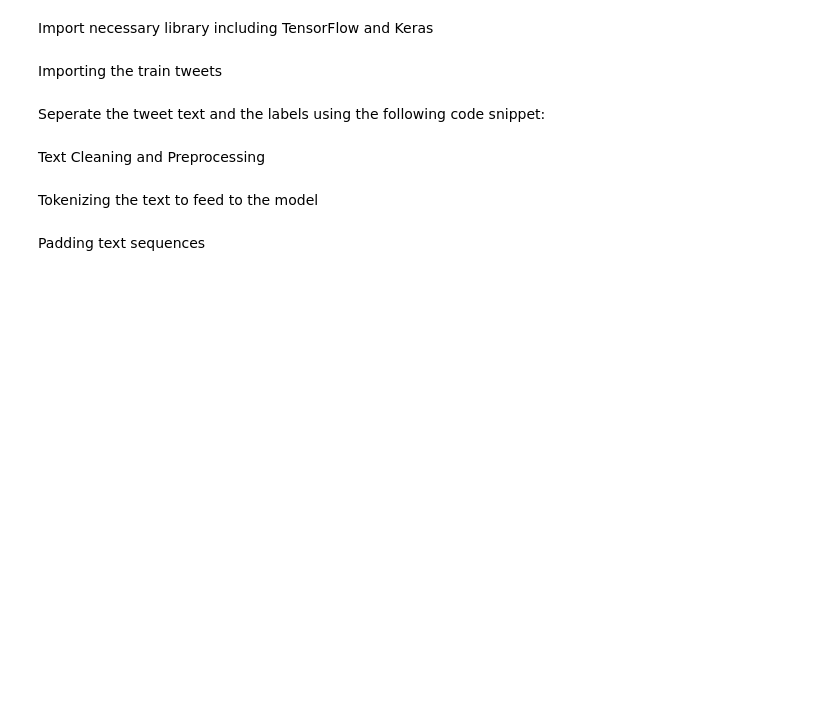
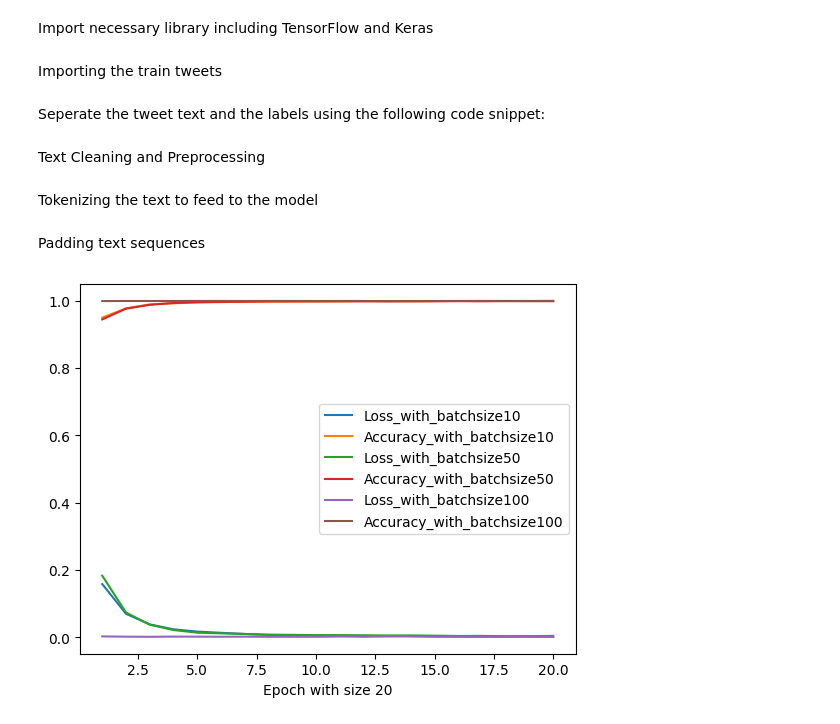
Before and after one commit to shruthireddyrekula/Text_Classification_TF, a Jupyter notebook: Text_Classification_TF.ipynb, the cells around one changed output. Cells and saved outputs as stored; diff of their text form; code cells hidden in the pictures; blank space fills up the shorter version.

```diff
--- a/Text_Classification_TF.ipynb
+++ b/Text_Classification_TF.ipynb
@@ -152,3 +152,22 @@ final_prediction = (model.predict(clean_test_data_pad) > 0.5).astype("int32")
 test_tweets['label'] = final_prediction
 test_predictions = test_tweets[['id','label']]
 test_predictions.to_csv('LSTM3.csv',index=False)
+# %%
+epoch = [1,2,3,4,5,6,7,8,9,10,11,12,13,14,15,16,17,18,19,20]
+loss_with_batchsize_10 = [0.1578, 0.0694, 0.0379, 0.0233, 0.0165, 0.0129, 0.0094, 0.0067, 0.006, 0.0039, 0.005, 0.0026, 0.0023, 0.0035, 0.0022, 0.002, 0.0016, 0.0017, 0.0016, 0.00083808]
+loss_with_batchsize_50 = [0.1827, 0.0732, 0.037, 0.0211, 0.0133, 0.0112, 0.0095, 0.0072, 0.0069, 0.006, 0.0058, 0.0056, 0.005, 0.0051, 0.0044, 0.0034, 0.0037, 0.0026, 0.003, 0.0037]
+loss_with_batchsize_100 = [0.0022, 0.0014, 0.001, 0.0016, 0.0014, 0.0012, 0.0014, 0.00099086, 0.0011, 0.00096764, 0.0018, 0.0013, 0.0031, 0.0019, 0.0012, 0.0011, 0.00078288, 0.00064589, 0.0011, 0.00085402]
+accu_with_batchsize_10 = [0.9502, 0.9774,0.9894 ,0.9928,0.9950,0.9962 ,0.9975 , 0.9977 ,0.9983,0.9987, 0.9986, 0.9991,0.9991,0.9988 , 0.9991, 0.9993, 0.9993, 0.9993,0.9995 ,0.9996]
+accu_with_batchsize_50 = [0.9447, 0.9767, 0.9881, 0.9935, 0.9961, 0.9969, 0.9972, 0.9982, 0.9981, 0.9982, 0.9984, 0.9985, 0.9986, 0.9985, 0.9987, 0.9992, 0.9987, 0.9992, 0.9989, 0.9989]
+accu_with_batchsize_100= [0.9992, 0.9995, 0.9995, 0.9995, 0.9996, 0.9996, 0.9995, 0.9996, 0.9996, 0.9995, 0.9995, 0.9996, 0.9988, 0.9994, 0.9995, 0.9996, 0.9996, 0.9996, 0.9995, 0.9997]
+plt.xlabel("Epoch with size 20")
+plt.plot(epoch,loss_with_batchsize_10,  label="Loss_with_batchsize10")
+plt.plot(epoch,accu_with_batchsize_10,  label="Accuracy_with_batchsize10")
+plt.plot(epoch,loss_with_batchsize_50,  label="Loss_with_batchsize50")
+plt.plot(epoch,accu_with_batchsize_50,  label="Accuracy_with_batchsize50")
+plt.plot(epoch,loss_with_batchsize_100,  label="Loss_with_batchsize100")
+plt.plot(epoch,accu_with_batchsize_100,  label="Accuracy_with_batchsize100")
+plt.legend()
+plt.show()
+# %% [output]
+[figure, added]
```
Also changed, not shown: parts of 1 cell of this notebook.
